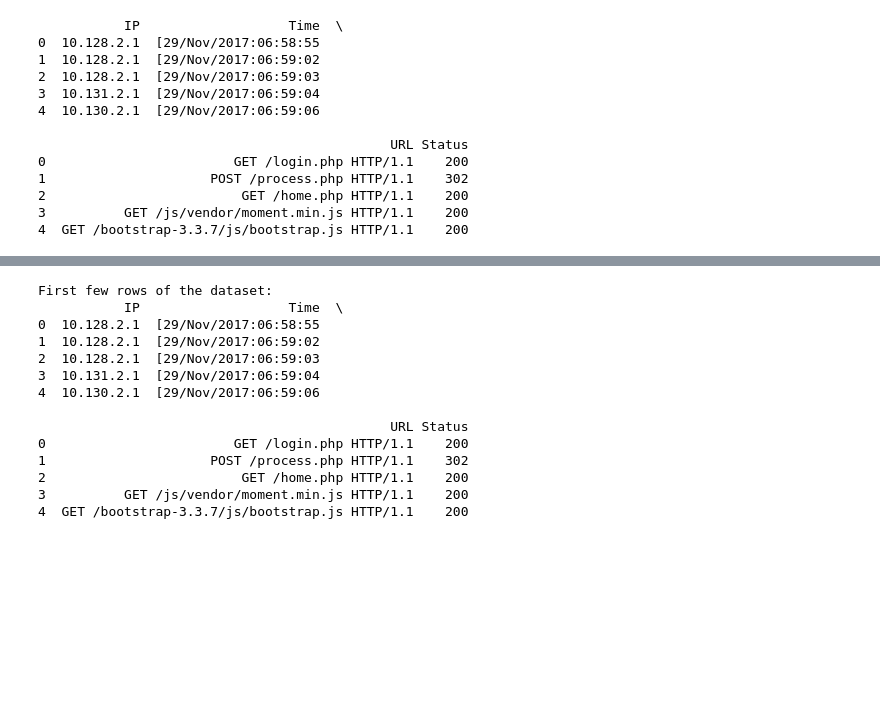
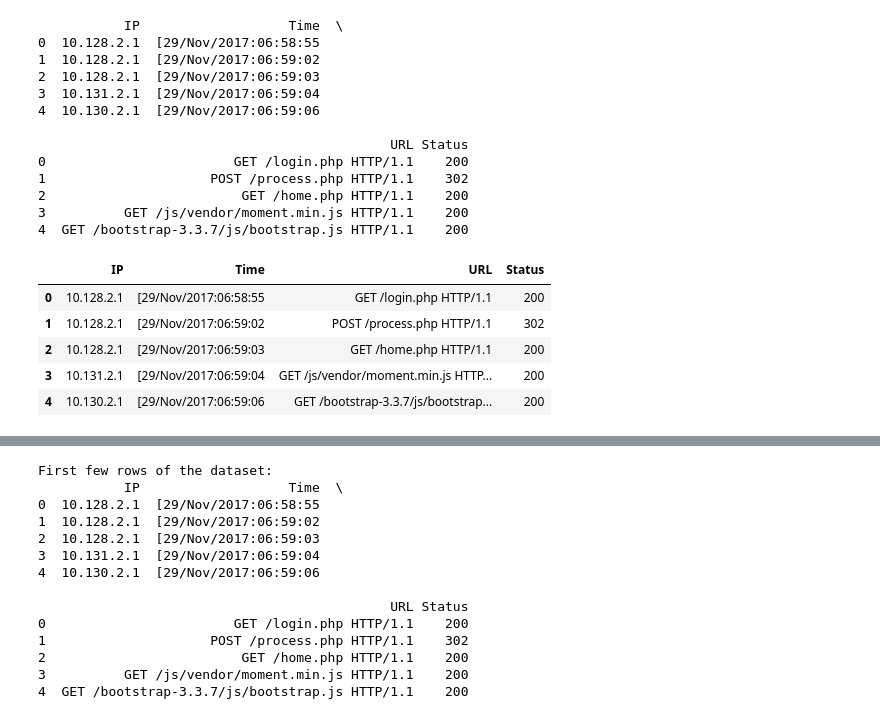
Before and after one commit to swapnita-pandey/Enhancing-Compliance-Monitoring-with-BERT-and-Large-Language-Models, a Jupyter notebook: log1.ipynb, the cells around one changed output, grey strips where cells are left out. Drawn from its saved outputs; the diff is of its cells as text; code cells hidden in the pictures; blank space fills up the shorter version.

```diff
--- a/log1.ipynb
+++ b/log1.ipynb
@@ -47,3 +47,14 @@ print(df.head())
 2                         GET /home.php HTTP/1.1    200
 3          GET /js/vendor/moment.min.js HTTP/1.1    200
 4  GET /bootstrap-3.3.7/js/bootstrap.js HTTP/1.1    200
+# %%
+# Drop rows where Status is "No"
+df = df[df["Status"] != "No"]
+df.head()
+# %% [output]
+|  | IP | Time | URL | Status |
+| 0 | 10.128.2.1 | [29/Nov/2017:06:58:55 | GET /login.php HTTP/1.1 | 200 |
+| 1 | 10.128.2.1 | [29/Nov/2017:06:59:02 | POST /process.php HTTP/1.1 | 302 |
+| 2 | 10.128.2.1 | [29/Nov/2017:06:59:03 | GET /home.php HTTP/1.1 | 200 |
+| 3 | 10.131.2.1 | [29/Nov/2017:06:59:04 | GET /js/vendor/moment.min.js HTTP... | 200 |
+| 4 | 10.130.2.1 | [29/Nov/2017:06:59:06 | GET /bootstrap-3.3.7/js/bootstrap... | 200 |
```
Also changed, not shown: parts of 28 cells of this notebook.
